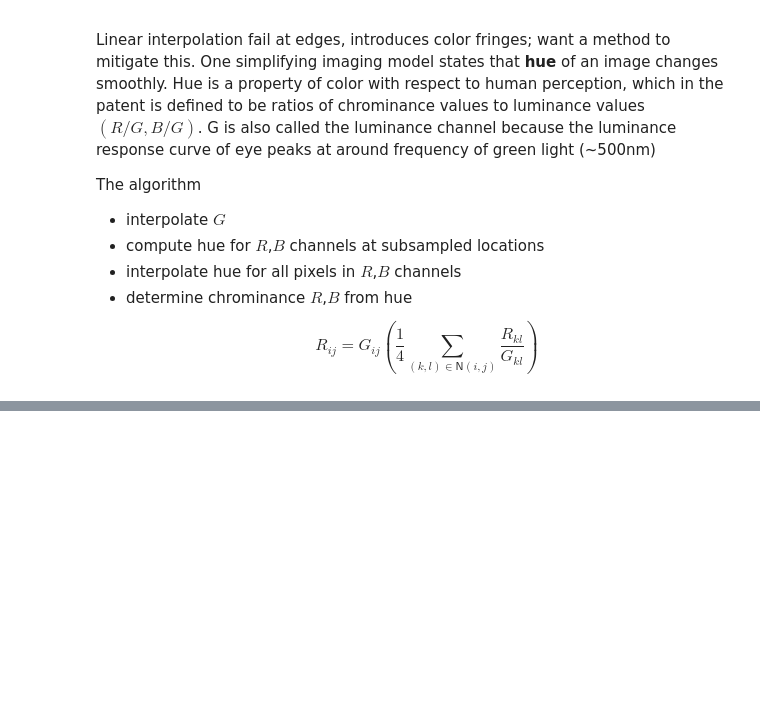
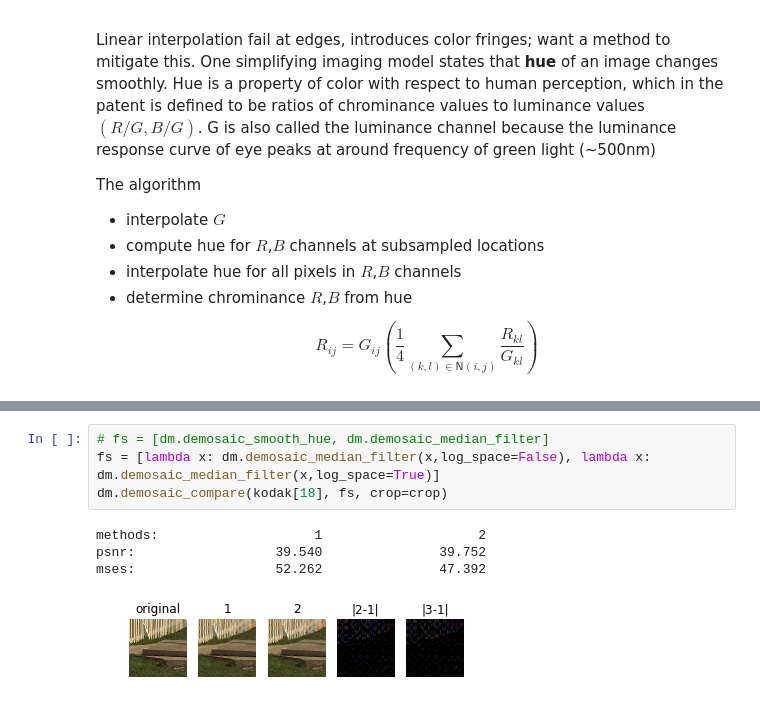
Before and after one commit to tt6746690/cv_project, a Jupyter notebook: notebooks/baseline.ipynb, the cells around one changed output, grey strips where cells are left out. Saved outputs shown, nothing was run; the diff lists cells and outputs as text; blank space fills up the shorter version.

```diff
--- a/notebooks/baseline.ipynb
+++ b/notebooks/baseline.ipynb
@@ -134,0 +191,9 @@ $$
+# %%
+# fs = [dm.demosaic_smooth_hue, dm.demosaic_median_filter]
+fs = [lambda x: dm.demosaic_median_filter(x,log_space=False), lambda x: dm.demosaic_median_filter(x,log_space=True)]
+dm.demosaic_compare(kodak[18], fs, crop=crop)
+# %% [output]
+methods:                    1                    2
+psnr:                  39.540               39.752
+mses:                  52.262               47.392
+[figure, added]
```
Also changed, not shown: parts of 17 cells of this notebook, 10 other files.
